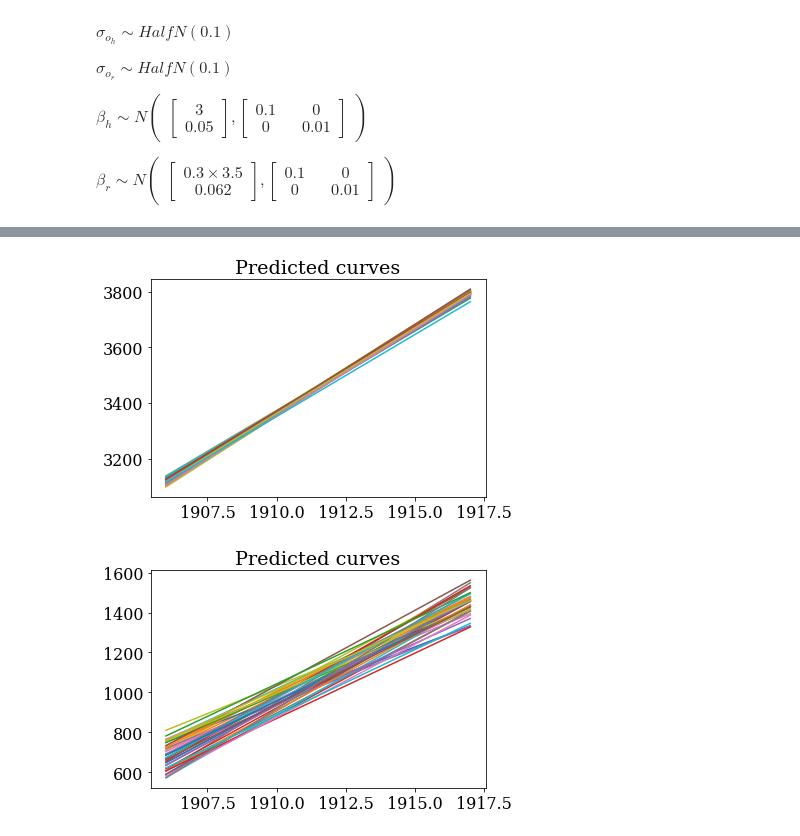
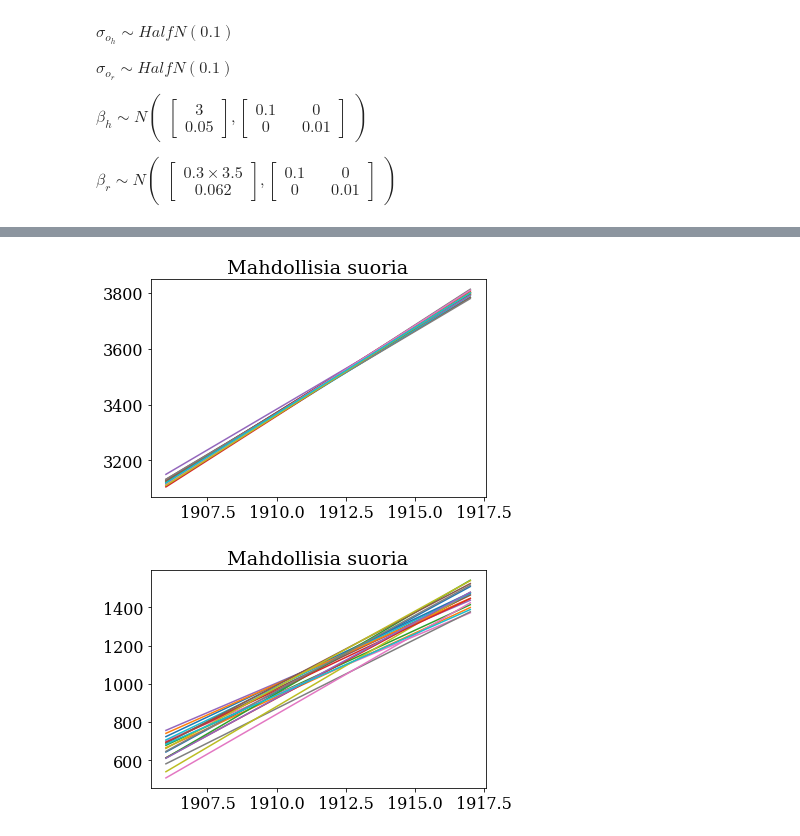
Before and after one commit to AnttiHaerkoenen/vyborg_orthodox, a Jupyter notebook: notebooks/missing_orthodox.ipynb, the cells around one changed output, grey strips where cells are left out. Drawn from its saved outputs; the diff is of its cells as text; code cells hidden in the pictures.

```diff
--- a/notebooks/missing_orthodox.ipynb
+++ b/notebooks/missing_orthodox.ipynb
@@ -120,8 +120,8 @@ data = pd.DataFrame([
     health_council,
 ]).T
 data.columns = [
-    'register_orthodox',
-    'health_council_orthodox',
+    'Kaupunki',
+    'Seurakunta',
 ]
 data.plot(marker='+', legend=True, figsize=(10, 7), ylim=(0, 4_000))
 plt.savefig(figure_dir / 'timeseries.png')
@@ -205,7 +205,7 @@ with pm.Model() as model_health_council_orthodox:
         'health_council',
         mu=mu_health,
         sigma=sigma_total,
-        observed=data_health.health_council_orthodox,
+        observed=data_health.Seurakunta,
     )
     trace_health = pm.sample(1000, tune=2000, init="advi+adapt_diag")
     prior_health = pm.sample_prior_predictive()
@@ -263,7 +264,7 @@ with pm.Model() as model_register_orthodox:
         'register',
         mu=mu_total,
         sigma=sigma_total,
-        observed=data_register.register_orthodox,
+        observed=data_register.Kaupunki,
     )
     trace = pm.sample(1000, tune=2000, init="advi+adapt_diag")
     prior = pm.sample_prior_predictive()
@@ -300,7 +301,7 @@ def plot_prediction(
         intercept_col,
         slope_col,
         standard,
-        skip=50,
+        skip=100,
         start=1906,
         end=1918,
 ):
@@ -311,36 +312,36 @@ def plot_prediction(
     for sample in zip(intercept, t):
         total = sample[0] + sample[1] * (year - year.mean())
         plt.plot(year, total)
-    plt.title(f'Predicted curves')
+    plt.title(f'Mahdollisia suoria')
     plt.show()
 
 # plot_prediction(
 #     posterior_early,
 #     intercept_col='beta_early_0',
 #     slope_col='beta_early_1',
 #     standard=standard,
 #     start=1893,
 #     end=start,
 # )
 
 plot_prediction(
     posterior_health,
     intercept_col='beta_health_0',
     slope_col='beta_health_1',
     standard=standard,
     start=start,
 )
 
 plot_prediction(
     posterior,
     intercept_col='beta_orthodox_0',
     slope_col='beta_orthodox_1',
     standard=standard,
     start=start,
 )
 # %% [output]
-[figure, old version]
+[figure, new version]
-[figure, old version]
+[figure, new version]
 # %%
 import arviz as az
 import numpy as np
```
Also changed, not shown: parts of 4 cells of this notebook.
